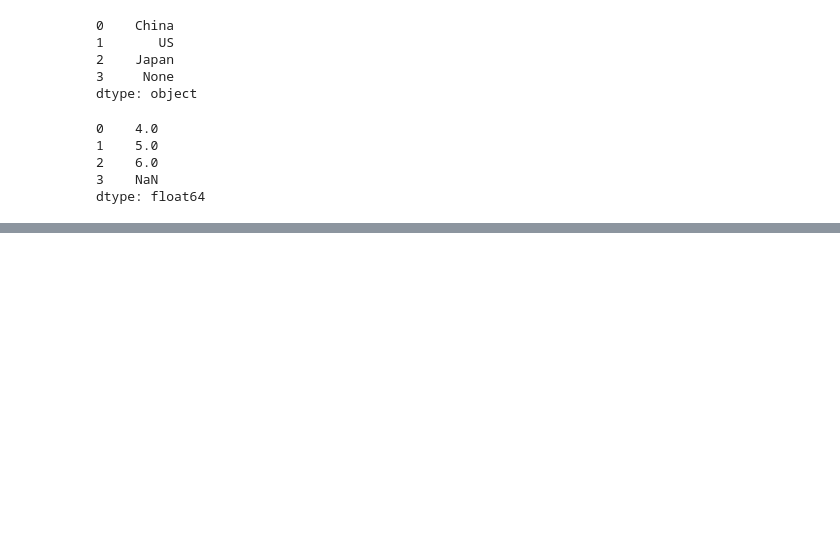
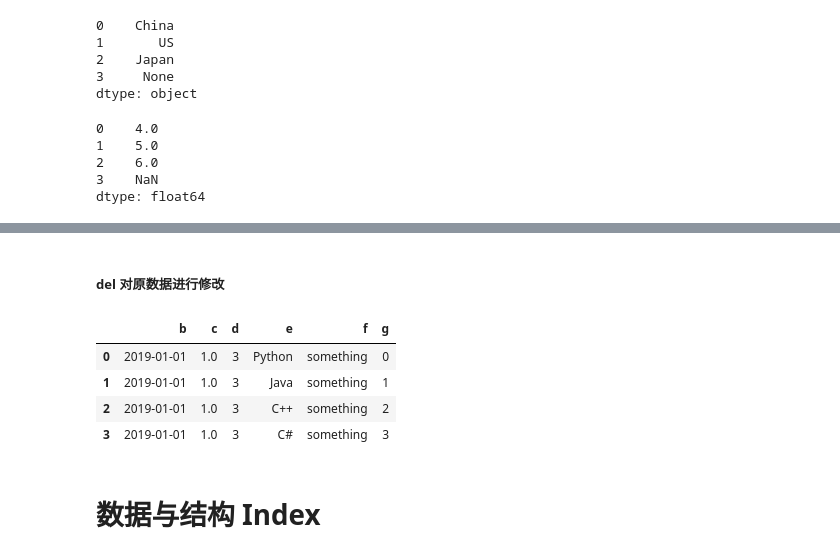
Before and after one commit to yanyinshan/Programming_collection, a Jupyter notebook: Pandas 学习.ipynb, the cells around one changed output, grey strips where cells are left out. Cells and saved outputs as stored; diff of their text form; code cells hidden in the pictures; blank space fills up the shorter version.

```diff
--- a/Pandas 学习.ipynb
+++ b/Pandas 学习.ipynb
@@ -203,0 +368,13 @@ dtype: float64
+# %% [markdown]
+##### del 对原数据进行修改
+# %%
+del df_obj2['a']
+df_obj2
+# %% [output]
+|  | b | c | d | e | f | g |
+| 0 | 2019-01-01 | 1.0 | 3 | Python | something | 0 |
+| 1 | 2019-01-01 | 1.0 | 3 | Java | something | 1 |
+| 2 | 2019-01-01 | 1.0 | 3 | C++ | something | 2 |
+| 3 | 2019-01-01 | 1.0 | 3 | C# | something | 3 |
+# %% [markdown]
+# 数据与结构 Index
```
Also changed, not shown: parts of 55 cells of this notebook.
